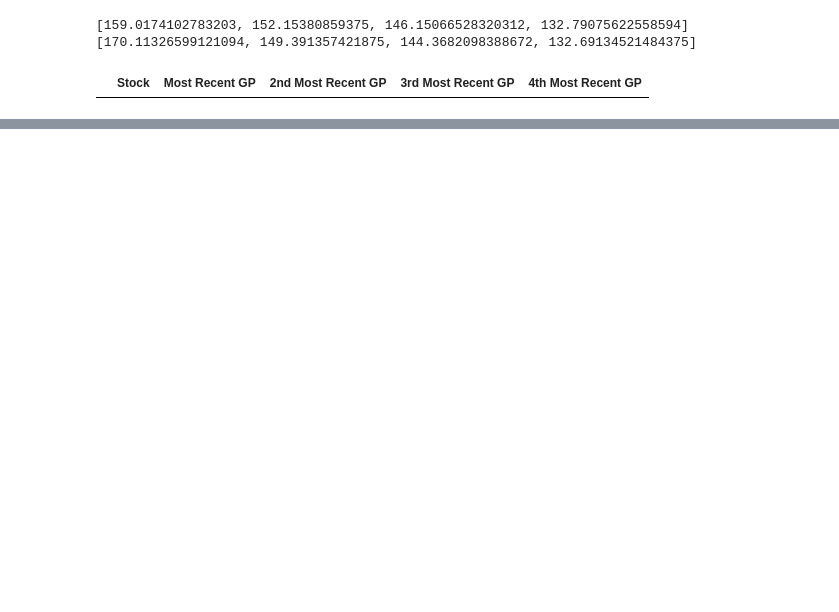
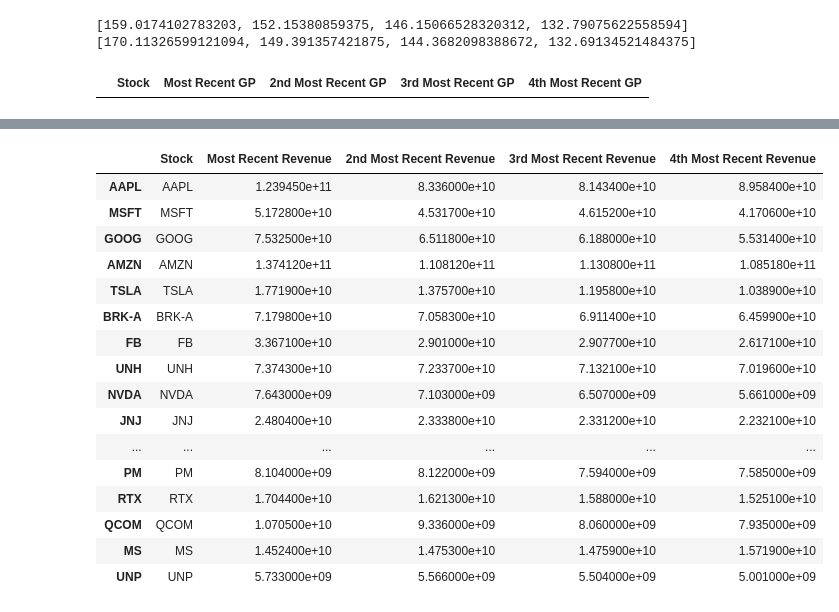
Before and after one commit to jdanninger/Association-Between-Quarterly-Earnings-and-Short-Term-Share-Price-, a Jupyter notebook: Data Collection -- testing.ipynb, the cells around one changed output, grey strips where cells are left out. Drawn from its saved outputs; the diff is of its cells as text; code cells hidden in the pictures; blank space fills up the shorter version.

```diff
--- a/Data Collection -- testing.ipynb
+++ b/Data Collection -- testing.ipynb
@@ -293,0 +289,28 @@ price.to_csv('stockPrice.csv')
+# %%
+revenue.index = stockList
+costOfRevenue.index = stockList
+grossProfit.index = stockList
+price.index = stockList
+revenue.to_csv('revenue.csv')
+costOfRevenue.to_csv('costOfRevenue.csv')
+grossProfit.to_csv('grossProfit.csv')
+price.to_csv('stockPrice.csv')
+revenue
+# %% [output]
+|  | Stock | Most Recent Revenue | 2nd Most Recent Revenue | 3rd Most Recent Revenue | 4th Most Recent Revenue |
+| AAPL | AAPL | 1.239450e+11 | 8.336000e+10 | 8.143400e+10 | 8.958400e+10 |
+| MSFT | MSFT | 5.172800e+10 | 4.531700e+10 | 4.615200e+10 | 4.170600e+10 |
+| GOOG | GOOG | 7.532500e+10 | 6.511800e+10 | 6.188000e+10 | 5.531400e+10 |
+| AMZN | AMZN | 1.374120e+11 | 1.108120e+11 | 1.130800e+11 | 1.085180e+11 |
+| TSLA | TSLA | 1.771900e+10 | 1.375700e+10 | 1.195800e+10 | 1.038900e+10 |
+| BRK-A | BRK-A | 7.179800e+10 | 7.058300e+10 | 6.911400e+10 | 6.459900e+10 |
+| FB | FB | 3.367100e+10 | 2.901000e+10 | 2.907700e+10 | 2.617100e+10 |
+| UNH | UNH | 7.374300e+10 | 7.233700e+10 | 7.132100e+10 | 7.019600e+10 |
+| NVDA | NVDA | 7.643000e+09 | 7.103000e+09 | 6.507000e+09 | 5.661000e+09 |
+| JNJ | JNJ | 2.480400e+10 | 2.333800e+10 | 2.331200e+10 | 2.232100e+10 |
+| ... | ... | ... | ... | ... | ... |
+| PM | PM | 8.104000e+09 | 8.122000e+09 | 7.594000e+09 | 7.585000e+09 |
+| RTX | RTX | 1.704400e+10 | 1.621300e+10 | 1.588000e+10 | 1.525100e+10 |
+| QCOM | QCOM | 1.070500e+10 | 9.336000e+09 | 8.060000e+09 | 7.935000e+09 |
+| MS | MS | 1.452400e+10 | 1.475300e+10 | 1.475900e+10 | 1.571900e+10 |
+| UNP | UNP | 5.733000e+09 | 5.566000e+09 | 5.504000e+09 | 5.001000e+09 |
```
Also changed, not shown: parts of 8 cells of this notebook, 4 other files.
